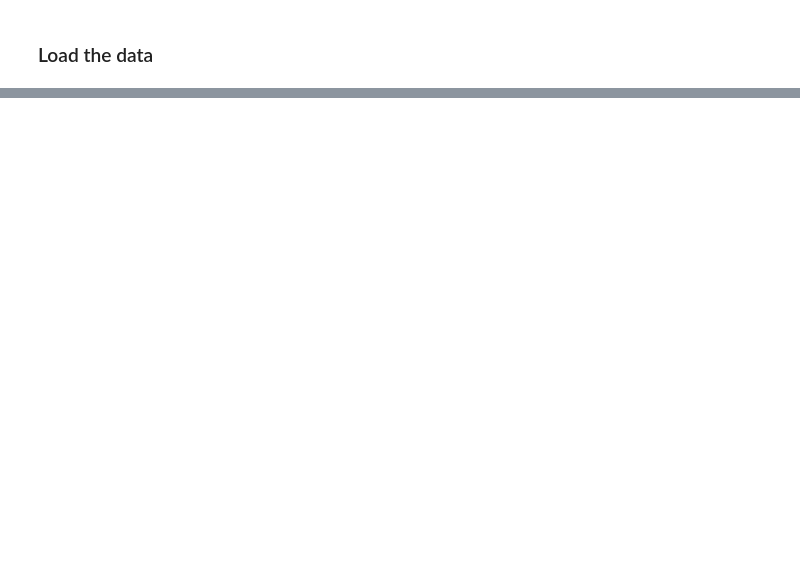
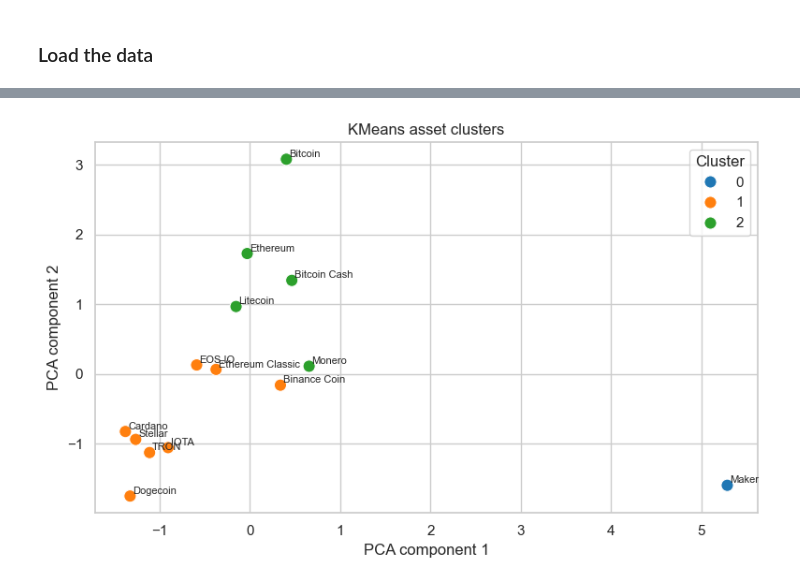
Before and after one commit to delta0x356/Machine-Learning-Group-Poject, a Jupyter notebook: Future_Price_Estimate.ipynb, the cells around one changed output, grey strips where cells are left out. Drawn from its saved outputs; the diff is of its cells as text; code cells hidden in the pictures; blank space fills up the shorter version.

```diff
--- a/Future_Price_Estimate.ipynb
+++ b/Future_Price_Estimate.ipynb
@@ -1008,0 +319,28 @@ This keeps the final model simple while still using clustering and feature analy
+# %%
+pca = PCA(n_components=2, random_state=SEED)
+pca_values = pca.fit_transform(X_cluster)
+
+asset_cluster_features["pca_1"] = pca_values[:, 0]
+asset_cluster_features["pca_2"] = pca_values[:, 1]
+
+plt.figure(figsize=(8, 5))
+sns.scatterplot(
+    data=asset_cluster_features,
+    x="pca_1",
+    y="pca_2",
+    hue="asset_cluster",
+    palette="tab10",
+    s=90,
+)
+
+for _, row in asset_cluster_features.iterrows():
+    plt.text(row["pca_1"] + 0.03, row["pca_2"] + 0.03, row["Asset_Name"], fontsize=8)
+
+plt.title("KMeans asset clusters")
+plt.xlabel("PCA component 1")
+plt.ylabel("PCA component 2")
+plt.legend(title="Cluster")
+plt.tight_layout()
+plt.show()
+# %% [output]
+[figure, added]
```
Also changed, not shown: parts of 61 cells of this notebook, 1 other file.
